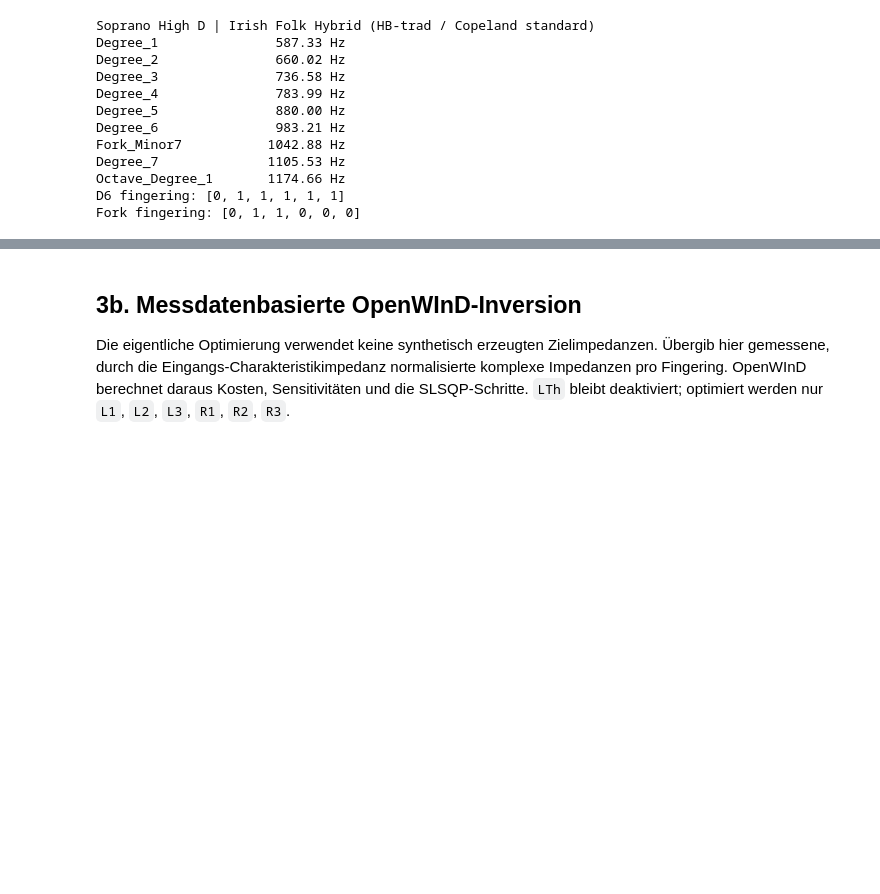
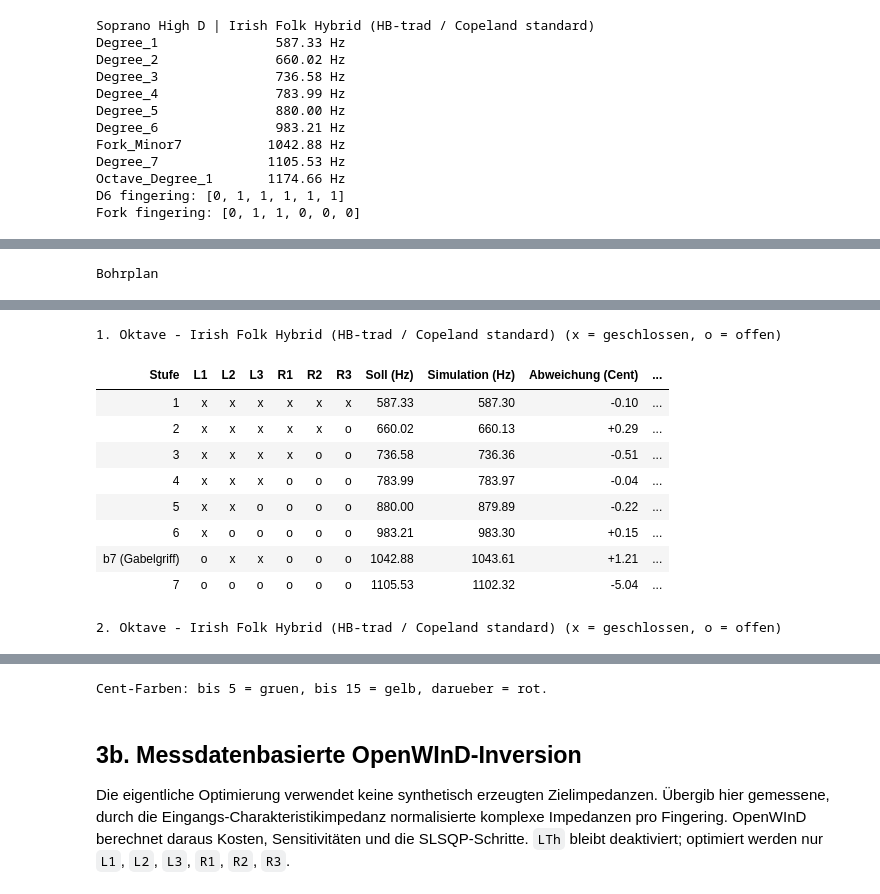
Before and after one commit to tastenmo/openWind, a Jupyter notebook: notebooks/openwind_multikey_design_pipeline.ipynb, the cells around one changed output, grey strips where cells are left out. Saved outputs shown, nothing was run; the diff lists cells and outputs as text; code cells hidden in the pictures; blank space fills up the shorter version.

```diff
--- a/notebooks/openwind_multikey_design_pipeline.ipynb
+++ b/notebooks/openwind_multikey_design_pipeline.ipynb
@@ -90,23 +93,12 @@ Die sechs Löcher werden mit mindestens 18 mm Abstand, 5-8 mm Durchmesser und mi
 # %%
 holes = pipeline.run_stage_2_tonehole_optimization(bore)
-rows = []
-for index, hole in enumerate(holes.holes, start=1):
-    previous = holes.holes[index - 2].position_m if index > 1 else None
-    spacing = '' if previous is None else f'{(hole.position_m - previous) * 1000:.1f}'
-    rows.append({
-        'Hole name': hole.label,
-        'Hole': index,
-        'Position from labium (mm)': round(hole.position_m * 1000, 2),
-        'Spacing (mm)': spacing,
-        'Drill diameter (mm)': round(hole.diameter_m * 1000, 2),
-    })
-display(rows)
 tonehole_result = pipeline.tonehole_result
-print(fingering_chart_rows())
+bore = tonehole_result.bore
+print(f'Pipe length after tonehole optimization: {bore.length_m * 1000:.2f} mm')
 print(f'Optimizer status: {tonehole_result.result.message}')
 print(f'Initial cost: {tonehole_result.initial_cost:.3f}')
 print(f'Final cost:   {tonehole_result.final_cost:.3f}')
 print(f'Improvement:  {tonehole_result.improvement:.3f} ({tonehole_result.improvement / max(abs(tonehole_result.initial_cost), 1e-12) * 100:.2f}%)')
 print(f'Objective improved: {tonehole_result.improved}')
-print('Cent errors:', {note: round(error, 2) for note, error in tonehole_result.cent_errors.items()})
+print('Die folgenden Tabellen zeigen den Bohrplan und beide Register separat.')
 # %% [output]
@@ -136,0 +116,45 @@ Cent errors: {'Degree_1': np.float64(125.25), 'Degree_2': np.float64(114.3), 'De
+# %%
+import pandas as pd
+from IPython.display import display
+from tin_whistle_openwind.reporting import drilling_chart_rows, fingering_tuning_rows
+
+rows = drilling_chart_rows(holes, bore.length_m)
+drilling_table = pd.DataFrame(rows).rename(columns={
+    'Hole name': 'Loch', 'Hole': 'Nr.',
+    'Position from pipe start (mm)': 'Position ab Rohranfang (mm)',
+    'Spacing (mm)': 'Abstand zum vorigen Loch (mm)',
+    'Distance from end (mm)': 'Abstand zum Rohrende (mm)',
+    'Drill diameter (mm)': 'Bohrdurchmesser (mm)',
+})
+display(drilling_table.style.hide(axis='index').set_caption('Bohrplan').format({
+    column: '{:.2f}' for column in drilling_table if column.endswith('(mm)')
+}, na_rep='-'))
+
+mouthpiece = pipeline.geometry_factory.load_mouthpiece('MouthpieceDN16V2')
+fingering_table = pd.DataFrame(fingering_tuning_rows(
+    key_config, tuning, bore, holes, mouthpiece,
+    temperature=pipeline.geometry_factory.temperature,
+)).rename(columns={
+    'Register': 'Oktave', 'Degree': 'Stufe', 'Target (Hz)': 'Soll (Hz)',
+    'Simulated (Hz)': 'Simulation (Hz)', 'Deviation (cents)': 'Abweichung (Cent)',
+})
+fingering_table['Stufe'] = fingering_table['Stufe'].replace({
+    **{f'Degree_{i}': str(i) for i in range(1, 8)}, 'Fork_Minor7': 'b7 (Gabelgriff)',
+})
+
+def cent_color(value):
+    if pd.isna(value):
+        return 'background-color: #eeeeee; color: #333333'
+    color = '#d9ead3' if abs(value) <= 5 else '#fff2cc' if abs(value) <= 15 else '#f4cccc'
+    return f'background-color: {color}; color: #222222'
+
+for octave in (1, 2):
+    table = fingering_table[fingering_table['Oktave'] == octave].drop(columns='Oktave')
+    display(table.style.hide(axis='index').set_caption(
+        f'{octave}. Oktave - {tuning.name} (x = geschlossen, o = offen)'
+    ).format({
+        'Soll (Hz)': '{:.2f}', 'Simulation (Hz)': '{:.2f}', 'Abweichung (Cent)': '{:+.2f}',
+    }, na_rep='kein Peak').map(cent_color, subset=['Abweichung (Cent)']))
+print('Cent-Farben: bis 5 = gruen, bis 15 = gelb, darueber = rot.')
+# %% [output]
+Bohrplan
@@ -136,0 +168,11 @@ Cent errors: {'Degree_1': np.float64(125.25), 'Degree_2': np.float64(114.3), 'De
+1. Oktave - Irish Folk Hybrid (HB-trad / Copeland standard) (x = geschlossen, o = offen)
+| Stufe | L1 | L2 | L3 | R1 | R2 | R3 | Soll (Hz) | Simulation (Hz) | Abweichung (Cent) | ... |
+| 1 | x | x | x | x | x | x | 587.33 | 587.30 | -0.10 | ... |
+| 2 | x | x | x | x | x | o | 660.02 | 660.13 | +0.29 | ... |
+| 3 | x | x | x | x | o | o | 736.58 | 736.36 | -0.51 | ... |
+| 4 | x | x | x | o | o | o | 783.99 | 783.97 | -0.04 | ... |
+| 5 | x | x | o | o | o | o | 880.00 | 879.89 | -0.22 | ... |
+| 6 | x | o | o | o | o | o | 983.21 | 983.30 | +0.15 | ... |
+| b7 (Gabelgriff) | o | x | x | o | o | o | 1042.88 | 1043.61 | +1.21 | ... |
+| 7 | o | o | o | o | o | o | 1105.53 | 1102.32 | -5.04 | ... |
+2. Oktave - Irish Folk Hybrid (HB-trad / Copeland standard) (x = geschlossen, o = offen)
@@ -137,3 +188,4 @@ Cent errors: {'Degree_1': np.float64(125.25), 'Degree_2': np.float64(114.3), 'De
+Cent-Farben: bis 5 = gruen, bis 15 = gelb, darueber = rot.
 # %% [markdown]
 ## 3b. Messdatenbasierte OpenWInD-Inversion
 
```
Also changed, not shown: parts of 8 cells of this notebook, 14 other files.
